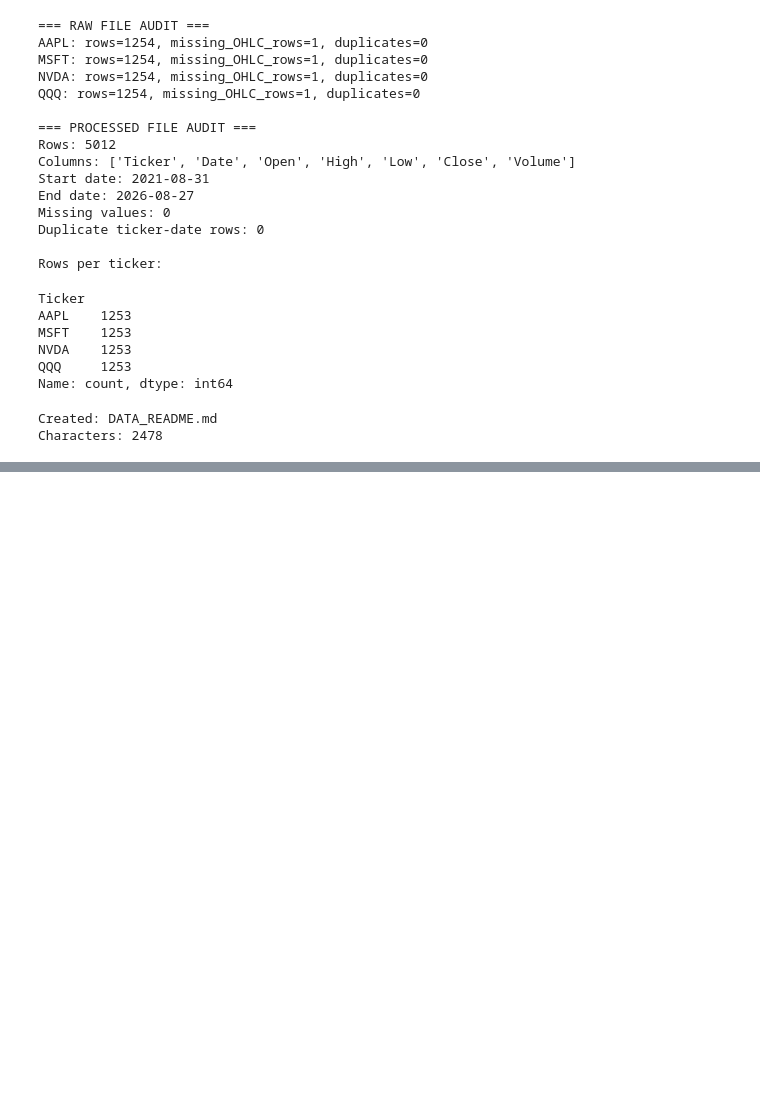
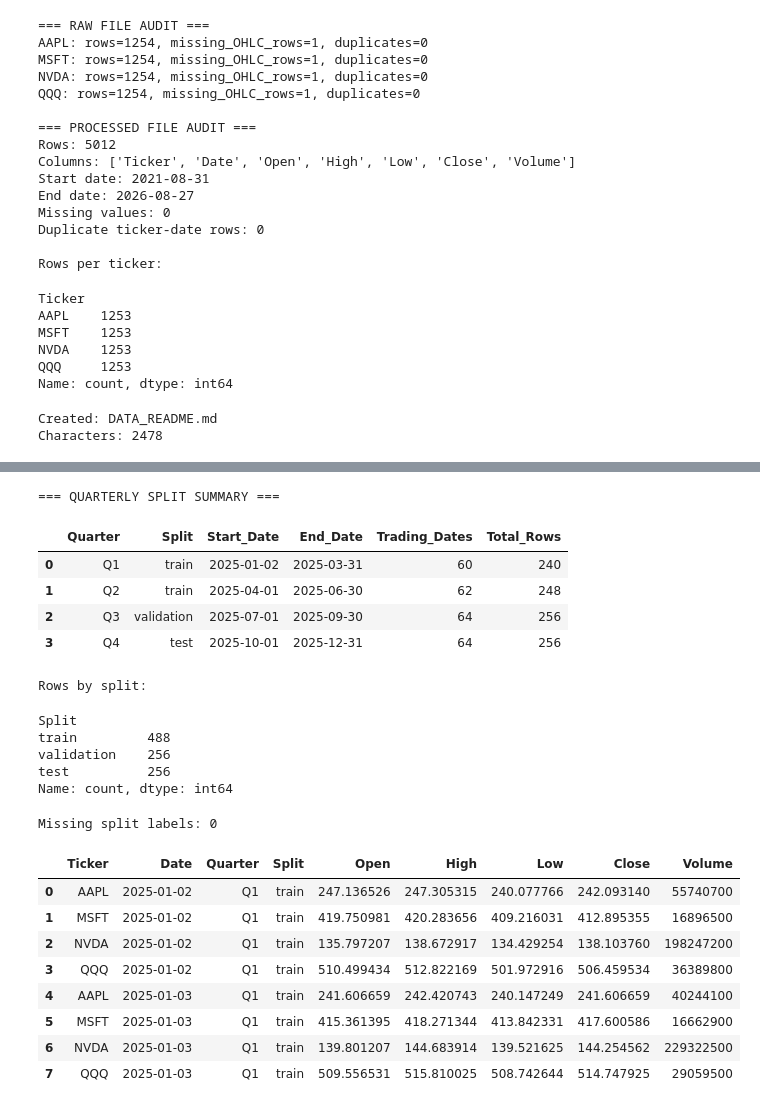
Before and after one commit to Bastob96/SemanticMLPFinance, a Jupyter notebook: notebooks/download_and_clean_yahoo_data.ipynb, the cells around one changed output, grey strips where cells are left out. Drawn from its saved outputs; the diff is of its cells as text; code cells hidden in the pictures; blank space fills up the shorter version.

Commit message:
Update data pipeline with 2025 chronological split

```diff
--- a/notebooks/download_and_clean_yahoo_data.ipynb
+++ b/notebooks/download_and_clean_yahoo_data.ipynb
@@ -454,0 +613,75 @@ Characters: 2478
+# %%
+# Add calendar-quarter labels
+df_2025["Quarter"] = (
+    "Q" + df_2025["Date"].dt.quarter.astype(str)
+)
+
+# Q1-Q2 = training
+# Q3 = validation
+# Q4 = testing
+split_mapping = {
+    "Q1": "train",
+    "Q2": "train",
+    "Q3": "validation",
+    "Q4": "test"
+}
+
+df_2025["Split"] = df_2025["Quarter"].map(split_mapping)
+
+# Keep the dataset in chronological order
+df_2025 = (
+    df_2025
+    .sort_values(["Date", "Ticker"])
+    .reset_index(drop=True)
+)
+
+print("=== QUARTERLY SPLIT SUMMARY ===")
+
+summary = (
+    df_2025
+    .groupby(["Quarter", "Split"])
+    .agg(
+        Start_Date=("Date", "min"),
+        End_Date=("Date", "max"),
+        Trading_Dates=("Date", "nunique"),
+        Total_Rows=("Date", "size")
+    )
+    .reset_index()
+)
+
+display(summary)
+
+print("\nRows by split:")
+display(df_2025["Split"].value_counts())
+
+print("\nMissing split labels:", df_2025["Split"].isna().sum())
+
+display(
+    df_2025[
+        ["Ticker", "Date", "Quarter", "Split",
+         "Open", "High", "Low", "Close", "Volume"]
+    ].head(8)
+)
+# %% [output]
+=== QUARTERLY SPLIT SUMMARY ===
+|  | Quarter | Split | Start_Date | End_Date | Trading_Dates | Total_Rows |
+| 0 | Q1 | train | 2025-01-02 | 2025-03-31 | 60 | 240 |
+| 1 | Q2 | train | 2025-04-01 | 2025-06-30 | 62 | 248 |
+| 2 | Q3 | validation | 2025-07-01 | 2025-09-30 | 64 | 256 |
+| 3 | Q4 | test | 2025-10-01 | 2025-12-31 | 64 | 256 |
+Rows by split:
+Split
+train         488
+validation    256
+test          256
+Name: count, dtype: int64
+Missing split labels: 0
+|  | Ticker | Date | Quarter | Split | Open | High | Low | Close | Volume |
+| 0 | AAPL | 2025-01-02 | Q1 | train | 247.136526 | 247.305315 | 240.077766 | 242.093140 | 55740700 |
+| 1 | MSFT | 2025-01-02 | Q1 | train | 419.750981 | 420.283656 | 409.216031 | 412.895355 | 16896500 |
+| 2 | NVDA | 2025-01-02 | Q1 | train | 135.797207 | 138.672917 | 134.429254 | 138.103760 | 198247200 |
+| 3 | QQQ | 2025-01-02 | Q1 | train | 510.499434 | 512.822169 | 501.972916 | 506.459534 | 36389800 |
+| 4 | AAPL | 2025-01-03 | Q1 | train | 241.606659 | 242.420743 | 240.147249 | 241.606659 | 40244100 |
+| 5 | MSFT | 2025-01-03 | Q1 | train | 415.361395 | 418.271344 | 413.842331 | 417.600586 | 16662900 |
+| 6 | NVDA | 2025-01-03 | Q1 | train | 139.801207 | 144.683914 | 139.521625 | 144.254562 | 229322500 |
+| 7 | QQQ | 2025-01-03 | Q1 | train | 509.556531 | 515.810025 | 508.742644 | 514.747925 | 29059500 |
```
Also changed, not shown: parts of 7 cells of this notebook.
